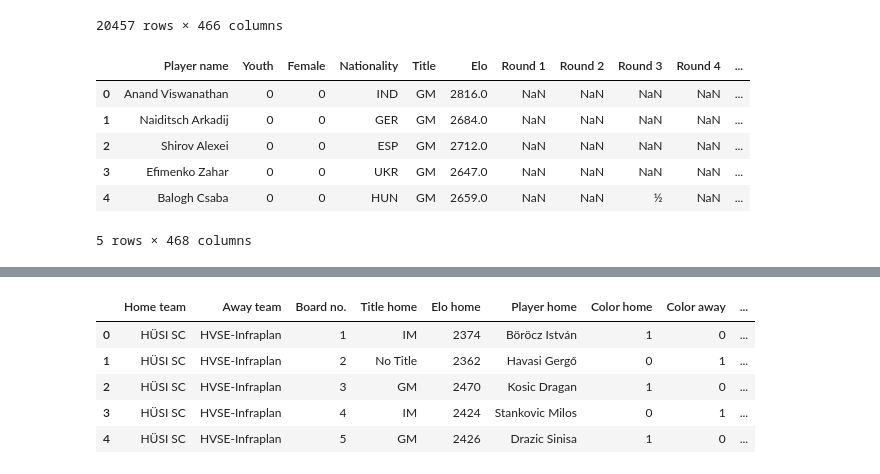
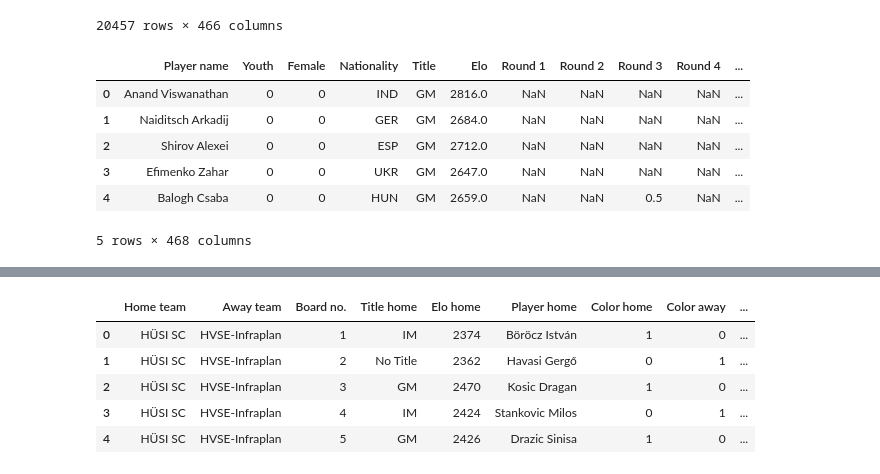
Before and after one commit to szukiadam/ChessChampionshipAnalysis, a Jupyter notebook: ChessChampionship.ipynb, the cells around one changed output, grey strips where cells are left out. Saved outputs shown, nothing was run; the diff lists cells and outputs as text; code cells hidden in the pictures.

```diff
--- a/ChessChampionship.ipynb
+++ b/ChessChampionship.ipynb
@@ -12,8 +17,8 @@ import os
 import re
 import matplotlib.pyplot as plt
 
-plt.style.use('fivethirtyeight')
-
+plt.style.use('fivethirtyeight') # data viz style
+pd.set_option('display.max_columns', None)
 
 def load_games():
     seasons = ['15-16.csv','16-17.csv','17-18.csv','18-19.csv','19-20.csv']   #in case of google colab use files.upload()
@@ -320,11 +326,11 @@ def load_rankinglists():
         # got to handle the missing columns
 
         if(num_col == 463):
-            ranklist['Round 10'] = 'No game was palyed'
-            ranklist['Round 11'] = 'No game was palyed'
+            ranklist['Round 10'] = 'No game was played'
+            ranklist['Round 11'] = 'No game was played'
 
         elif(num_col == 464):
-            ranklist['Round 11'] = 'No game was palyed'
+            ranklist['Round 11'] = 'No game was played'
 
         dfs.append(ranklist) # storing the ranklists in an array
 
@@ -358,7 +364,6 @@ all_ranklist.reindex(all_ranklist.columns, axis=1)
 | 20456 | Ludányi Marcell Márk | Ifi | NaN | HUN | NaN | NaN | NaN | NaN | 0 | NaN | ... |
 20457 rows × 466 columns
 # %%
-# USE .LOC !!! TODO
 import datetime
 
 def plus_season_age(season):
@@ -394,34 +399,39 @@ def manipulate_ranklist(df):
 
     df[['Total points', 'Total games']] = df['Total'].str.split('/', n=1, expand=True)
 
     del df['Total']
 
     df.loc[:,'Born year'] = df['Born year'].fillna(1961)
     df.loc[:,'Born year'] = pd.to_numeric(df['Born year'])
     df.loc[:,'Age'] = 2015 - df['Born year']
     df.loc[:,'Age'] = df.apply(lambda x: int(x['Age'])+plus_season_age(x['Season']), axis=1)   ## correct it for every season !!! TODO
 
     del df['Born year']
 
     bins = [0, 18, 25, 35, 50, 65, 100]
     labels = ['0-18','18-25','25-35','35-50','50-65','65+']
     df.loc[:,'AgeBin'] = pd.cut(df['Age'], bins=bins, labels=labels)
 
+    # Correct the result of each round so that they can be transformed into numerical value
+    round_cols = [col for col in df.columns if 'Round' in col]
+    for col in round_cols:
+        df.loc[:,col] = df[col].apply(lambda x: 0.5 if x == '½' else x)
+
     correct_df = df.apply(pd.to_numeric, errors='ignore')  #converts whatever it can to numeric data type
 
     correct_df.reindex(df.columns, axis=1)
 
     return correct_df
 
 all_ranklist = manipulate_ranklist(all_ranklist)
 all_ranklist.head()
 # %% [output]
 |  | Player name | Youth | Female | Nationality | Title | Elo | Round 1 | Round 2 | Round 3 | Round 4 | ... |
 | 0 | Anand Viswanathan | 0 | 0 | IND | GM | 2816.0 | NaN | NaN | NaN | NaN | ... |
 | 1 | Naiditsch Arkadij | 0 | 0 | GER | GM | 2684.0 | NaN | NaN | NaN | NaN | ... |
 | 2 | Shirov Alexei | 0 | 0 | ESP | GM | 2712.0 | NaN | NaN | NaN | NaN | ... |
 | 3 | Efimenko Zahar | 0 | 0 | UKR | GM | 2647.0 | NaN | NaN | NaN | NaN | ... |
-| 4 | Balogh Csaba | 0 | 0 | HUN | GM | 2659.0 | NaN | NaN | ½ | NaN | ... |
+| 4 | Balogh Csaba | 0 | 0 | HUN | GM | 2659.0 | NaN | NaN | 0.5 | NaN | ... |
 5 rows × 468 columns
 # %%
 %%time
```
Also changed, not shown: parts of 37 cells of this notebook.
